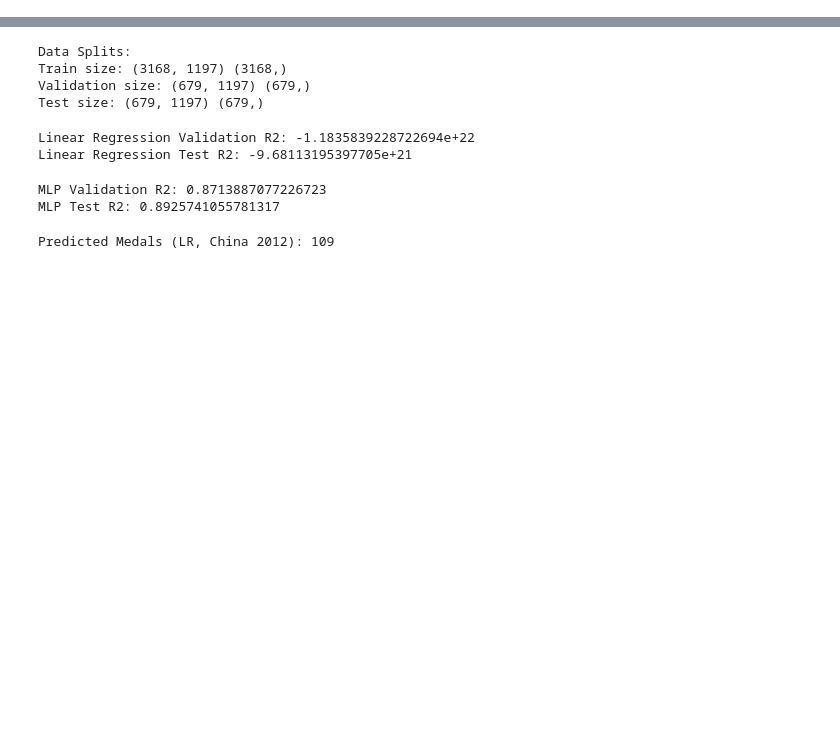
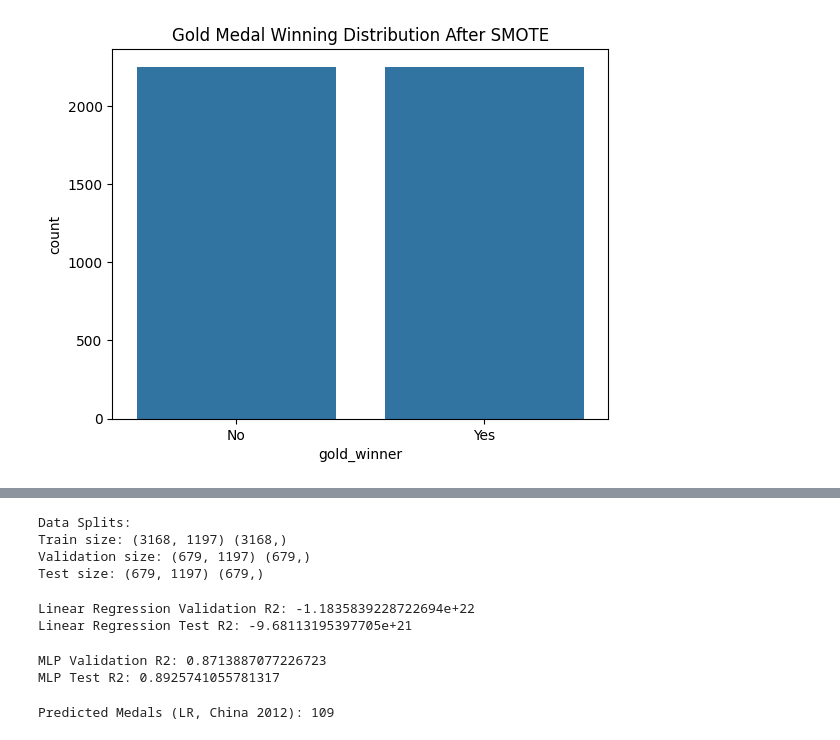
Before and after one commit to tabrezdn1/olympics-medal-prediction, a Jupyter notebook: main.ipynb, the cells around one changed output, grey strips where cells are left out. Saved outputs shown, nothing was run; the diff lists cells and outputs as text; code cells hidden in the pictures; blank space fills up the shorter version.

```diff
--- a/main.ipynb
+++ b/main.ipynb
@@ -790,0 +959,20 @@ fig.show()
+# %%
+
+#use SMOTE to balance the binary target variable if there are fewer positive samples.
+from imblearn.over_sampling import SMOTE
+
+# Features and target
+X = noc_gold[['total_participations']]
+y = noc_gold['gold_winner']
+
+# Apply SMOTE
+smote = SMOTE(random_state=42)
+X_resampled, y_resampled = smote.fit_resample(X, y)
+
+# Check distribution after SMOTE
+sns.countplot(x=y_resampled)
+plt.title("Gold Medal Winning Distribution After SMOTE")
+plt.xticks([0, 1], ['No', 'Yes'])
+plt.show()
+# %% [output]
+[figure, added]
```
Also changed, not shown: parts of 34 cells of this notebook.
